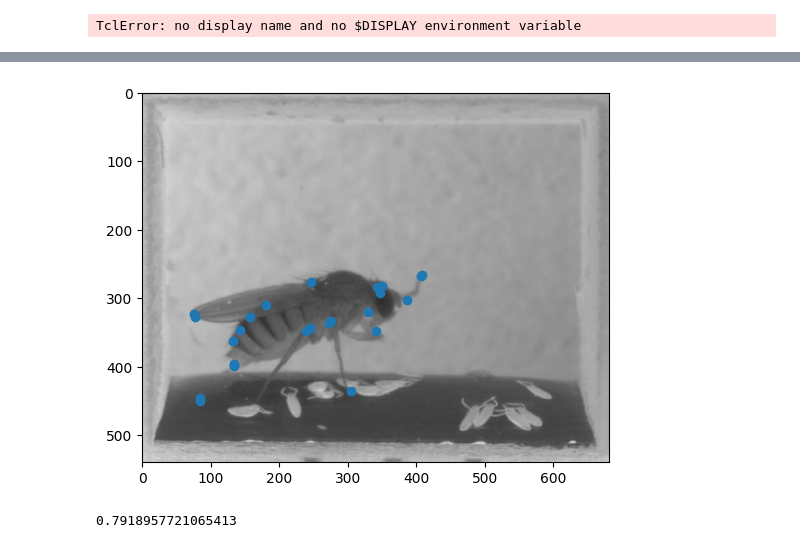
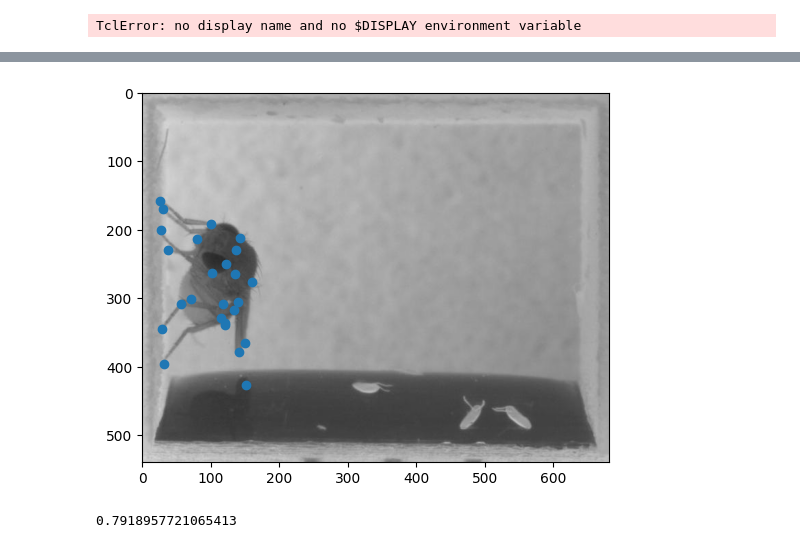
Before and after one commit to DeepLabCutAIResidency/DLC_AI2024, a Jupyter notebook: DeepLabCut-live/test.ipynb, the cells around one changed output, grey strips where cells are left out. Drawn from its saved outputs; the diff is of its cells as text; code cells hidden in the pictures.

```diff
--- a/DeepLabCut-live/test.ipynb
+++ b/DeepLabCut-live/test.ipynb
@@ -15,10 +15,10 @@ DLC loaded in light mode; you cannot use any GUI (labeling, relabeling and stand
 dlc_proc = Processor()
 #Dikra
 dlc_live = DLCLive(pytorch_cfg="/media1/data/dikra/fly-kevin", processor=dlc_proc, snapshot='/media1/data/dikra/fly-kevin/snapshot-100.pt', model_type='onnx')
-img = cv2.imread("/media1/data/dikra/fly-kevin/img022.png")
+img = cv2.imread("/media1/data/dikra/fly-kevin/img001.png")
 img = torch.Tensor(img).permute(2,0,1)
 img = img.reshape(1, img.shape[0], img.shape[1], img.shape[2])
-print(img.dtype)
+# print(img.dtype)
 
 
 # Anna
@@ -203,13 +190,13 @@ scatter = plt.scatter(pytorch_pose[:,0], pytorch_pose[:,1], c="red")
 # %%
 import matplotlib.pyplot as plt
 onnx_pose = onnx_pose.squeeze()
-img = cv2.imread("/media1/data/dikra/fly-kevin/img022.png")
+img = cv2.imread("/media1/data/dikra/fly-kevin/img001.png")
 
 plt.figure()
 plt.imshow(img)
 scatter = plt.scatter(onnx_pose[:,0], onnx_pose[:,1])
 # %% [output]
-[figure, old version]
+[figure, new version]
 # %%
 display.destroy()
 # %%
```
Also changed, not shown: parts of 8 cells of this notebook, 2 other files.
